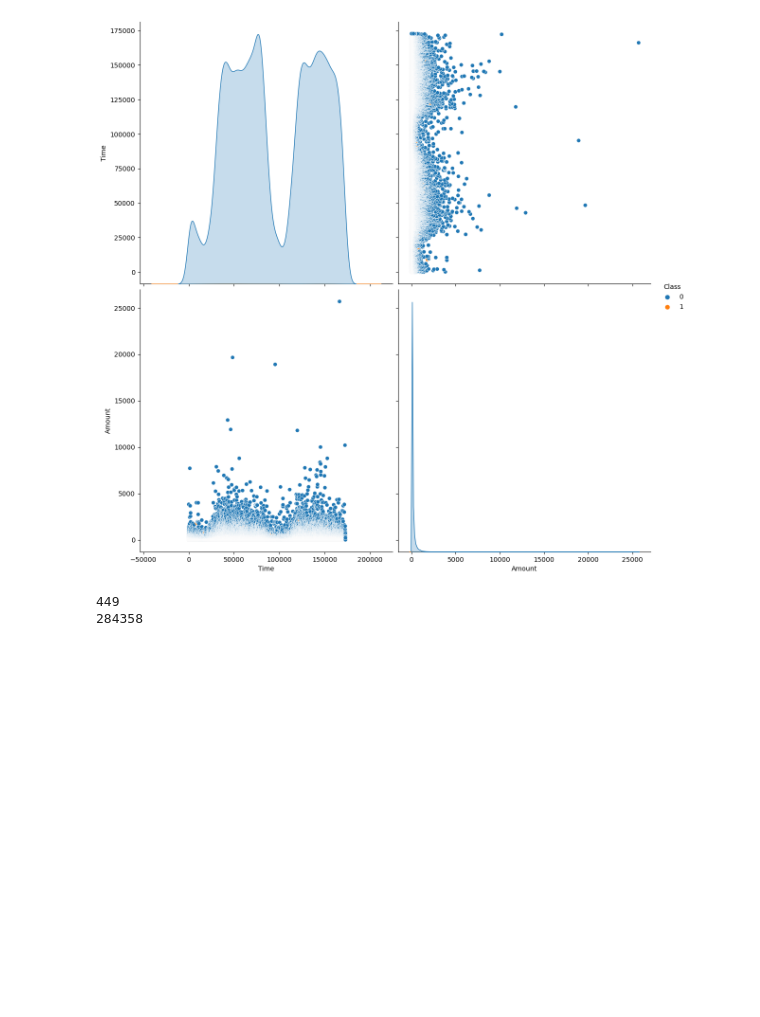
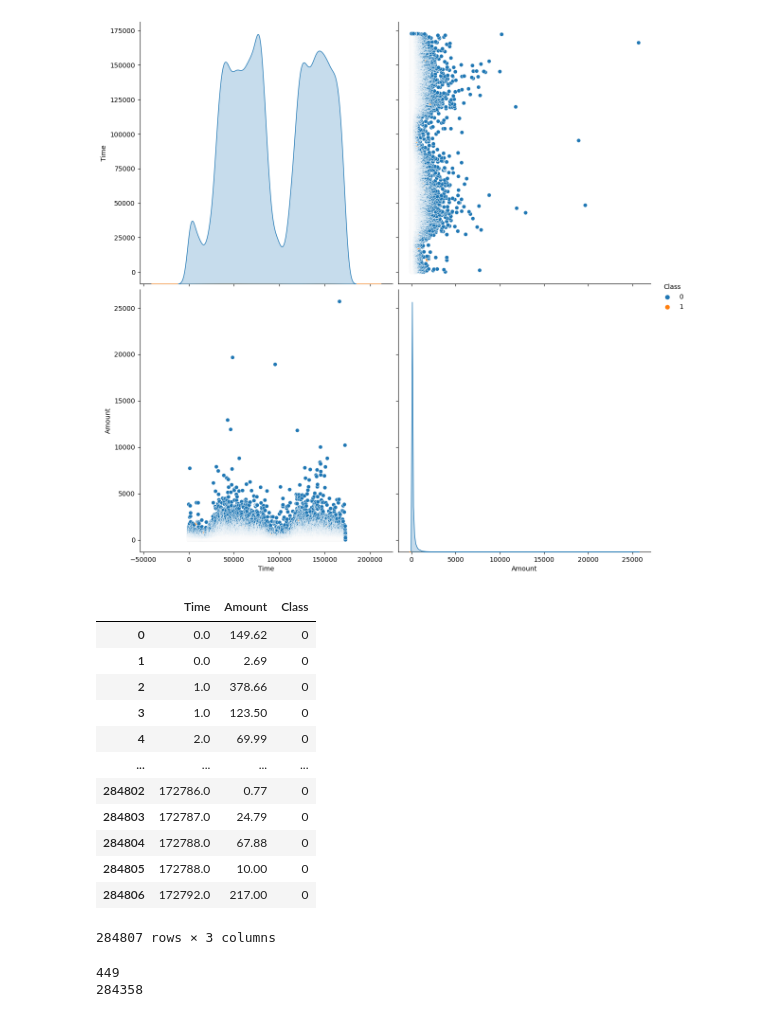
Before and after one commit to Parth-05/Credit-Card-Fraud-Detection, a Jupyter notebook: Credit Card Fraud Detection.ipynb, the cells around one changed output. Saved outputs shown, nothing was run; the diff lists cells and outputs as text; code cells hidden in the pictures; blank space fills up the shorter version.

```diff
--- a/Credit Card Fraud Detection.ipynb
+++ b/Credit Card Fraud Detection.ipynb
@@ -222,6 +222,22 @@ sns.pairplot(df_refine, hue="Class", height=6)
 plt.show()
 # %% [output]
 [figure]
+# %%
+df_refine
+# %% [output]
+|  | Time | Amount | Class |
+| 0 | 0.0 | 149.62 | 0 |
+| 1 | 0.0 | 2.69 | 0 |
+| 2 | 1.0 | 378.66 | 0 |
+| 3 | 1.0 | 123.50 | 0 |
+| 4 | 2.0 | 69.99 | 0 |
+| ... | ... | ... | ... |
+| 284802 | 172786.0 | 0.77 | 0 |
+| 284803 | 172787.0 | 24.79 | 0 |
+| 284804 | 172788.0 | 67.88 | 0 |
+| 284805 | 172788.0 | 10.00 | 0 |
+| 284806 | 172792.0 | 217.00 | 0 |
+284807 rows × 3 columns
 # %%
 amount_more = 0
 amount_less = 0
```
Also changed, not shown: parts of 2 cells of this notebook.
